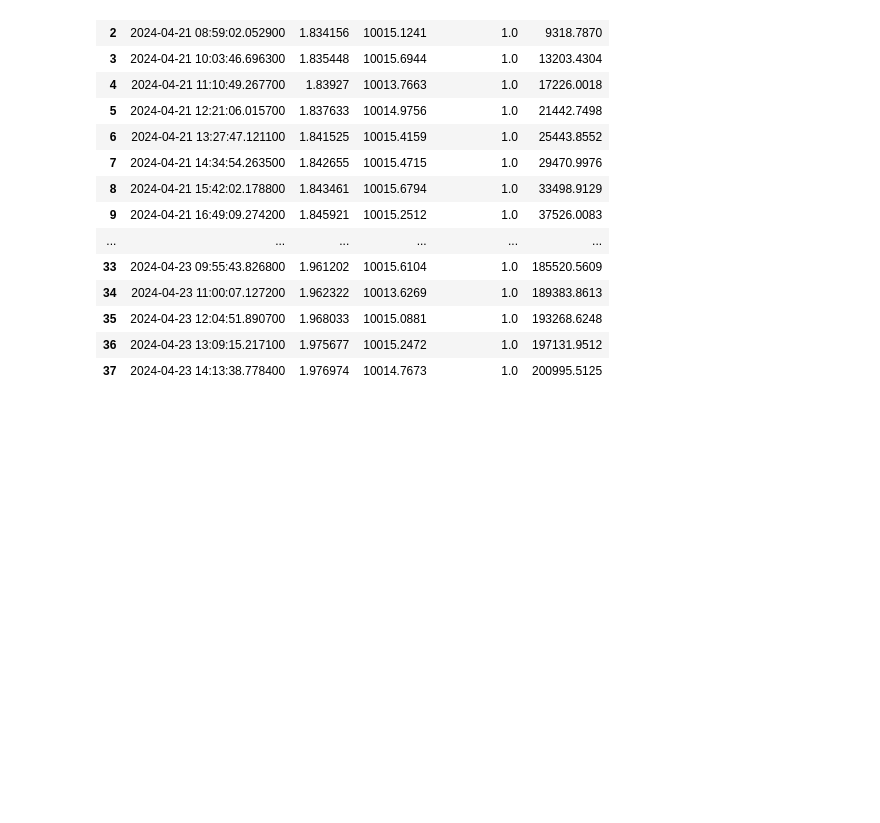
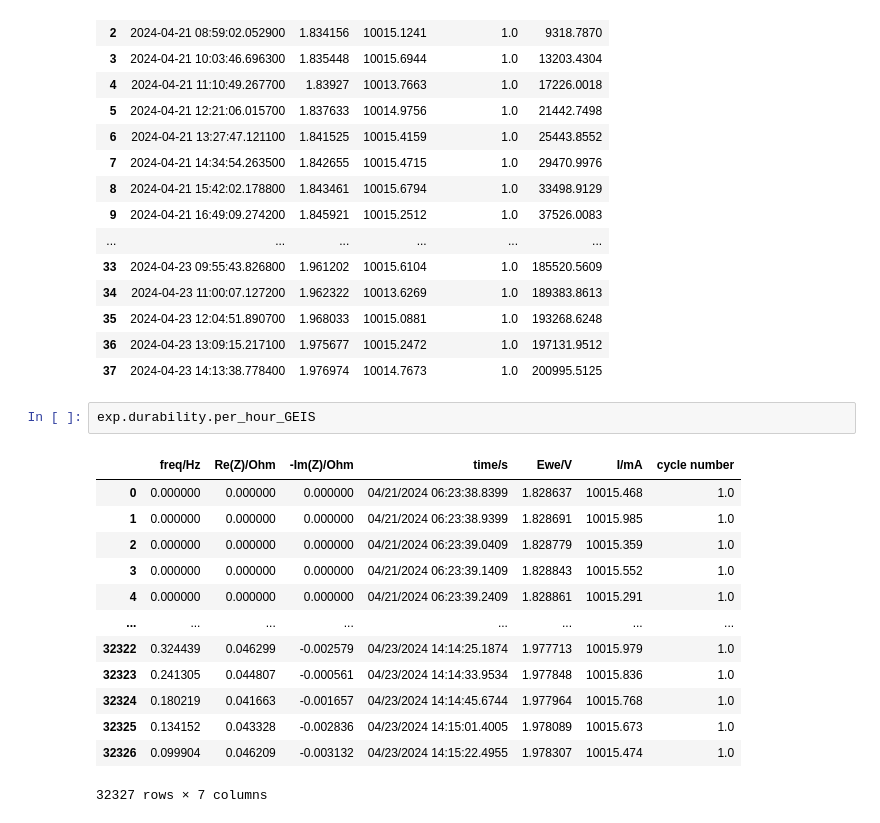
Before and after one commit to karaferner/cmu-edl, a Jupyter notebook: demo.ipynb, the cells around one changed output. Cells and saved outputs as stored; diff of their text form; blank space fills up the shorter version.

```diff
--- a/test.ipynb
+++ b/demo.ipynb
@@ -212,3 +216,19 @@ exp.durability.per_hour_current_hold
 | 35 | 2024-04-23 12:04:51.890700 | 1.968033 | 10015.0881 | 1.0 | 193268.6248 |
 | 36 | 2024-04-23 13:09:15.217100 | 1.975677 | 10015.2472 | 1.0 | 197131.9512 |
 | 37 | 2024-04-23 14:13:38.778400 | 1.976974 | 10014.7673 | 1.0 | 200995.5125 |
+# %%
+exp.durability.per_hour_GEIS
+# %% [output]
+|  | freq/Hz | Re(Z)/Ohm | -Im(Z)/Ohm | time/s | Ewe/V | I/mA | cycle number |
+| 0 | 0.000000 | 0.000000 | 0.000000 | 04/21/2024 06:23:38.8399 | 1.828637 | 10015.468 | 1.0 |
+| 1 | 0.000000 | 0.000000 | 0.000000 | 04/21/2024 06:23:38.9399 | 1.828691 | 10015.985 | 1.0 |
+| 2 | 0.000000 | 0.000000 | 0.000000 | 04/21/2024 06:23:39.0409 | 1.828779 | 10015.359 | 1.0 |
+| 3 | 0.000000 | 0.000000 | 0.000000 | 04/21/2024 06:23:39.1409 | 1.828843 | 10015.552 | 1.0 |
+| 4 | 0.000000 | 0.000000 | 0.000000 | 04/21/2024 06:23:39.2409 | 1.828861 | 10015.291 | 1.0 |
+| ... | ... | ... | ... | ... | ... | ... | ... |
+| 32322 | 0.324439 | 0.046299 | -0.002579 | 04/23/2024 14:14:25.1874 | 1.977713 | 10015.979 | 1.0 |
+| 32323 | 0.241305 | 0.044807 | -0.000561 | 04/23/2024 14:14:33.9534 | 1.977848 | 10015.836 | 1.0 |
+| 32324 | 0.180219 | 0.041663 | -0.001657 | 04/23/2024 14:14:45.6744 | 1.977964 | 10015.768 | 1.0 |
+| 32325 | 0.134152 | 0.043328 | -0.002836 | 04/23/2024 14:15:01.4005 | 1.978089 | 10015.673 | 1.0 |
+| 32326 | 0.099904 | 0.046209 | -0.003132 | 04/23/2024 14:15:22.4955 | 1.978307 | 10015.474 | 1.0 |
+32327 rows × 7 columns
```
Also changed, not shown: parts of 3 cells of this notebook, 2 other files.
